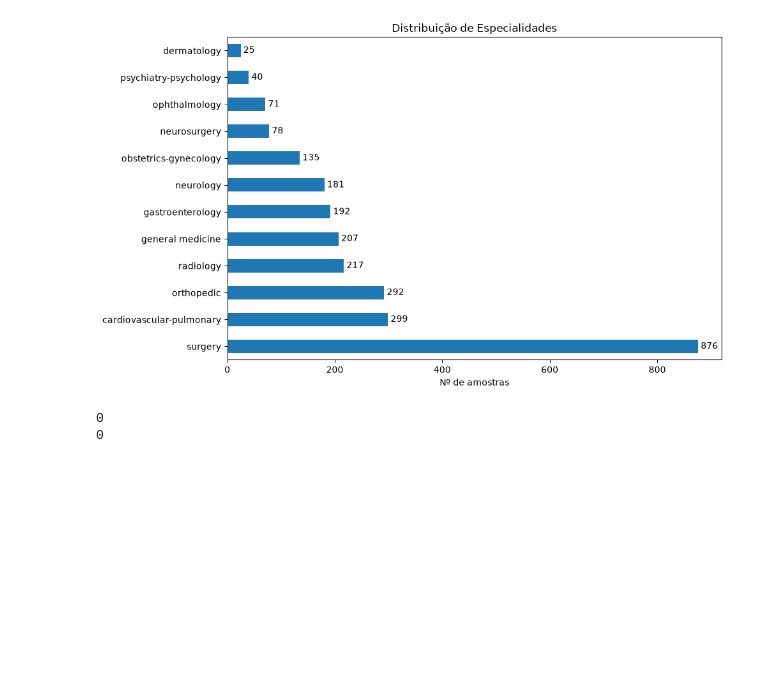
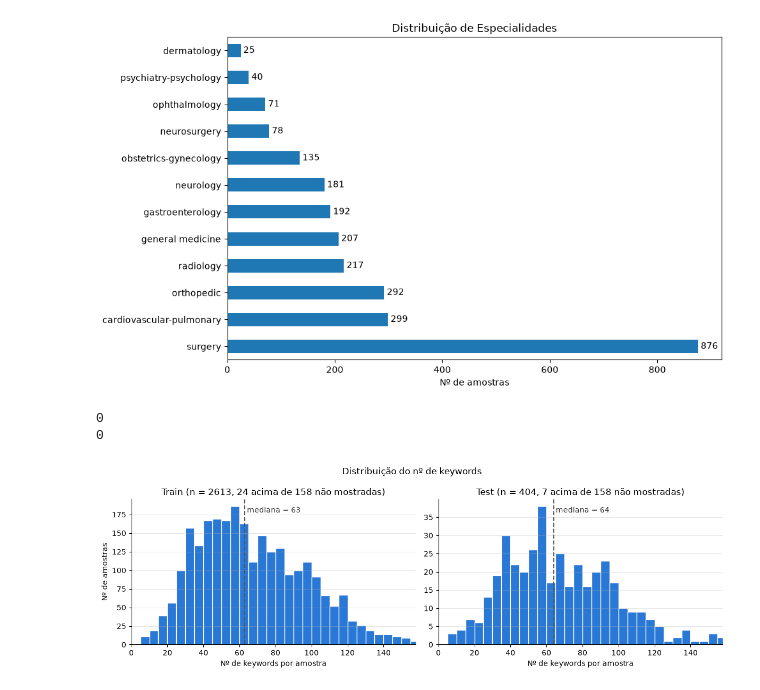
Before and after one commit to PedroM4rques/NaturalLanguage, a Jupyter notebook: data/explore_data.ipynb, the cells around one changed output. Cells and saved outputs as stored; diff of their text form; code cells hidden in the pictures; blank space fills up the shorter version.

```diff
--- a/data/explore_data.ipynb
+++ b/data/explore_data.ipynb
@@ -47,3 +47,33 @@ print(test_df['keywords'].isna().sum())
 # %% [output]
 0
 0
+# %%
+def plot_keywords_dist(dfs: dict[str, pd.DataFrame]):
+    counts = {name: df['keywords'].str.split(',').str.len() for name, df in dfs.items()}
+
+    upper = np.percentile(pd.concat(counts.values()), 99)    # corta outliers extremos
+    bins  = np.arange(0, upper + 5, 5)
+
+    fig, axes = plt.subplots(1, len(dfs), figsize=(12, 4))
+
+    for ax, (name, n_keywords) in zip(np.atleast_1d(axes), counts.items()):
+        n_out = (n_keywords > upper).sum()
+
+        ax.hist(n_keywords, bins=bins, color='#2a78d6', edgecolor='white', linewidth=1)
+        ax.axvline(n_keywords.median(), color='#555555', linestyle='--', linewidth=1.5)
+        ax.text(n_keywords.median(), ax.get_ylim()[1] * 0.95, f' mediana = {n_keywords.median():.0f}', color='#333333', va='top')
+
+        ax.set_xlim(0, upper)
+        ax.set_title(f"{name} (n = {len(n_keywords)}, {n_out} acima de {upper:.0f} não mostradas)")
+        ax.set_xlabel("Nº de keywords por amostra")
+        ax.grid(axis='y', alpha=0.3)
+        ax.spines[['top', 'right']].set_visible(False)
+
+    np.atleast_1d(axes)[0].set_ylabel("Nº de amostras")
+    fig.suptitle("Distribuição do nº de keywords")
+    plt.tight_layout()
+    plt.show()
+
+plot_keywords_dist({'Train': train_df, 'Test': test_df})
+# %% [output]
+[figure, added]
```
Also changed, not shown: 7 other files.
